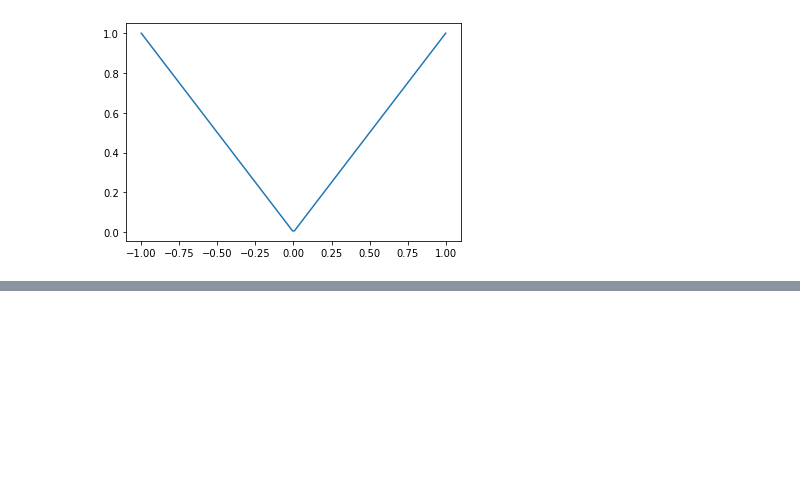
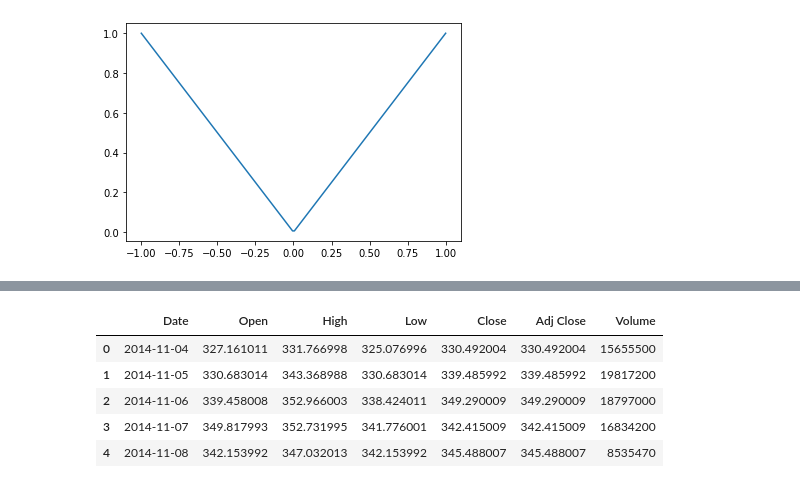
Before and after one commit to femaffi13/Python, a Jupyter notebook: ITBA/5- Matplotlib.ipynb, the cells around one changed output, grey strips where cells are left out. Cells and saved outputs as stored; diff of their text form; code cells hidden in the pictures; blank space fills up the shorter version.

```diff
--- a/ITBA/5- Matplotlib.ipynb
+++ b/ITBA/5- Matplotlib.ipynb
@@ -82,0 +121,10 @@ plt.show()
+# %%
+df = pd.read_csv('BTC.csv')
+df.head()
+# %% [output]
+|  | Date | Open | High | Low | Close | Adj Close | Volume |
+| 0 | 2014-11-04 | 327.161011 | 331.766998 | 325.076996 | 330.492004 | 330.492004 | 15655500 |
+| 1 | 2014-11-05 | 330.683014 | 343.368988 | 330.683014 | 339.485992 | 339.485992 | 19817200 |
+| 2 | 2014-11-06 | 339.458008 | 352.966003 | 338.424011 | 349.290009 | 349.290009 | 18797000 |
+| 3 | 2014-11-07 | 349.817993 | 352.731995 | 341.776001 | 342.415009 | 342.415009 | 16834200 |
+| 4 | 2014-11-08 | 342.153992 | 347.032013 | 342.153992 | 345.488007 | 345.488007 | 8535470 |
```
Also changed, not shown: parts of 23 cells of this notebook, 1 other file.
